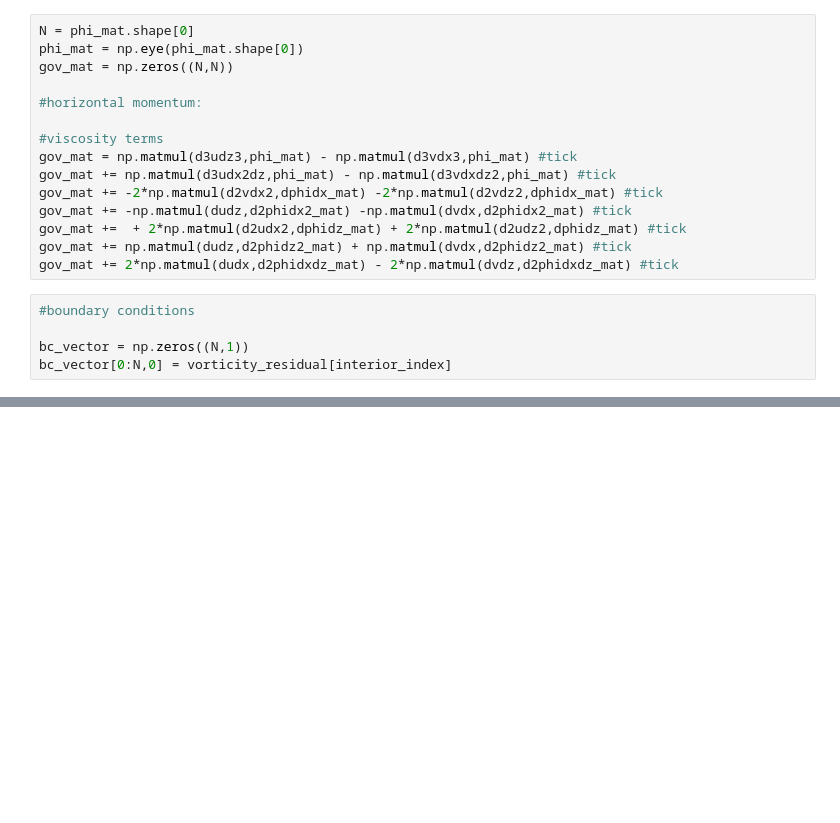
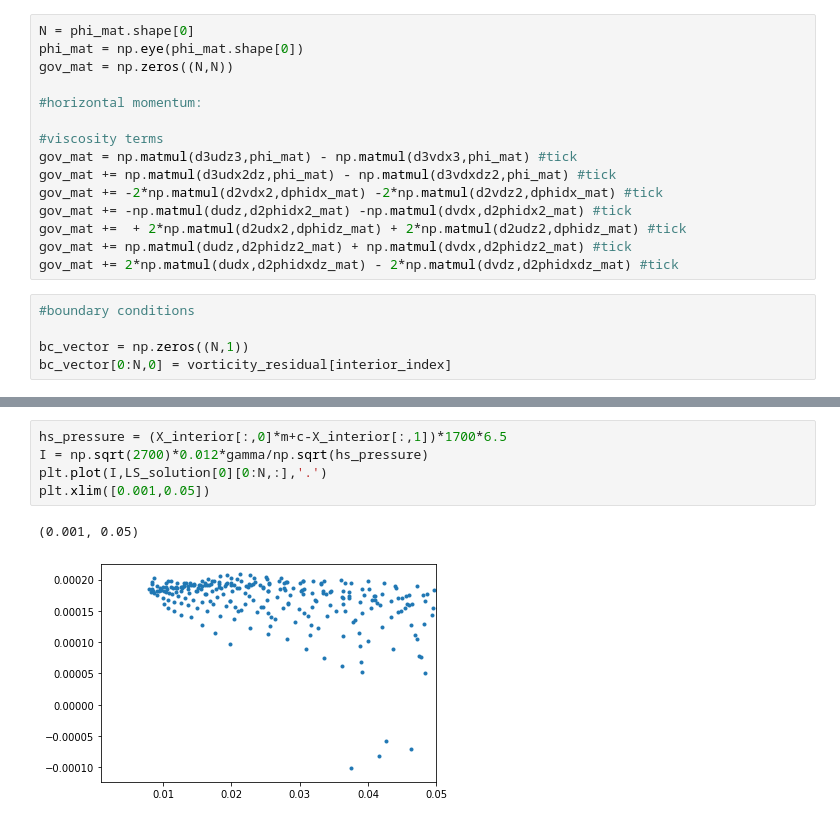
Before and after one commit to BAAYoung/RIMSAR, a Jupyter notebook: notebooks/03_analysis/301021BAY_RIMS_vorticity_inference.ipynb, the cells around one changed output, grey strips where cells are left out. Drawn from its saved outputs; the diff is of its cells as text; blank space fills up the shorter version.

```diff
--- a/notebooks/03_analysis/301021BAY_RIMS_vorticity_inference.ipynb
+++ b/notebooks/03_analysis/301021BAY_RIMS_vorticity_inference.ipynb
@@ -361,0 +378,8 @@ plt.plot(gamma,LS_solution[0][0:N,:],'.')
+# %%
+hs_pressure = (X_interior[:,0]*m+c-X_interior[:,1])*1700*6.5
+I = np.sqrt(2700)*0.012*gamma/np.sqrt(hs_pressure)
+plt.plot(I,LS_solution[0][0:N,:],'.')
+plt.xlim([0.001,0.05])
+# %% [output]
+(0.001, 0.05)
+[figure, added]
```
Also changed, not shown: parts of 13 cells of this notebook, 1 other file.
